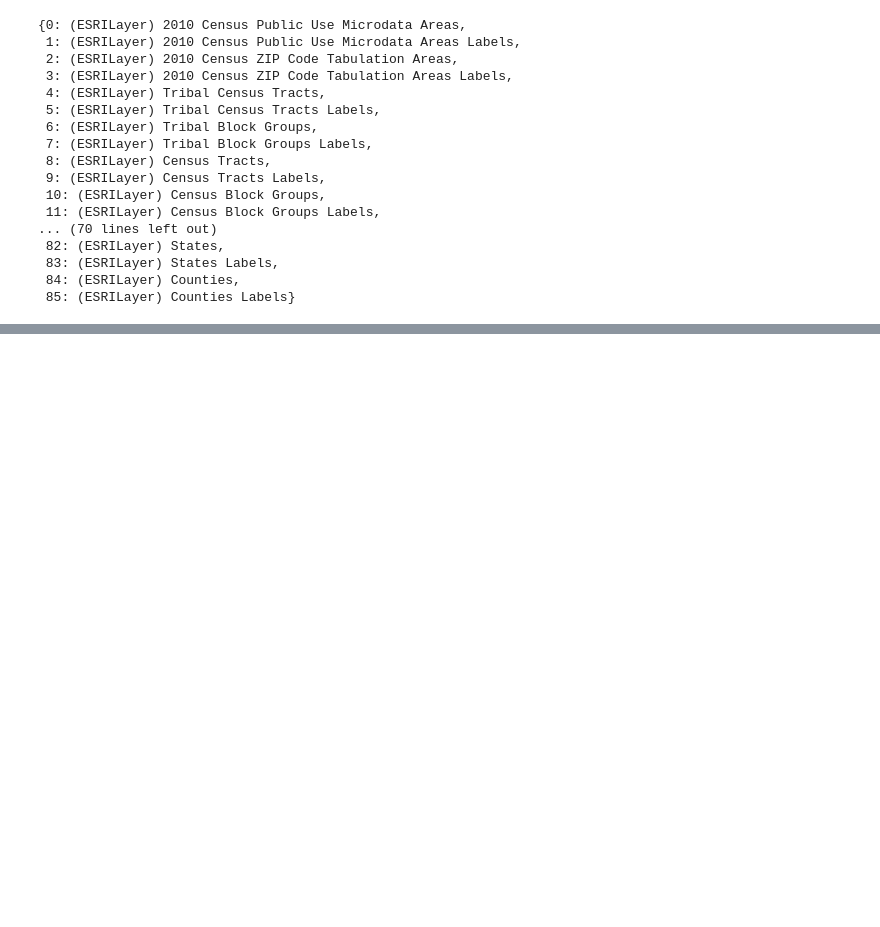
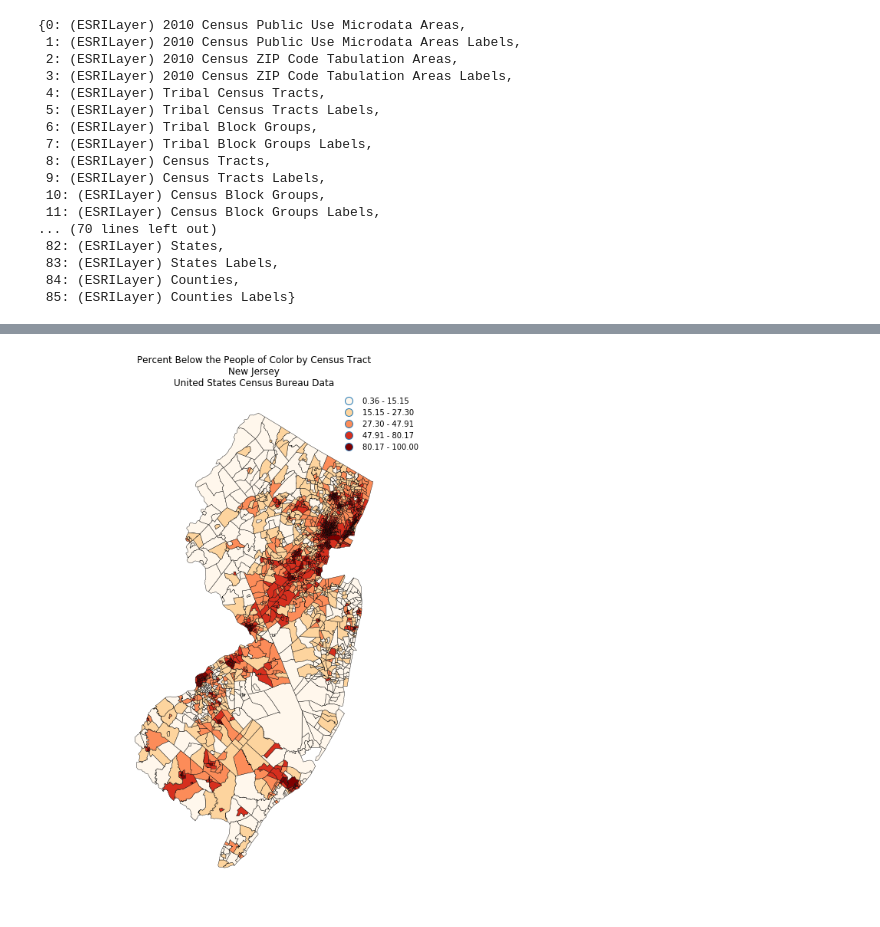
Before and after one commit to zstatmanweil/EJ-analysis-map, a Jupyter notebook: Census.ipynb, the cells around one changed output, grey strips where cells are left out. Cells and saved outputs as stored; diff of their text form; code cells hidden in the pictures; blank space fills up the shorter version.

```diff
--- a/Census.ipynb
+++ b/Census.ipynb
@@ -195,0 +363,29 @@ plt.show()
+# %%
+# Plotting percent POC
+# Plot the data
+fig, ax = plt.subplots(figsize = (8,12))
+geo_cen_data.plot(ax = ax,
+                  column='perc_POC',
+                  scheme='QUANTILES',
+                  k=5,cmap='OrRd',
+                  edgecolor='black',
+                  linewidth=0.4,
+                  legend=True)
+
+# Geopandas source codes as the legend as a second axis
+legend = ax.get_legend()
+legend.get_frame().set_linewidth(0.0)
+#legend.set(title = 'Percentage Below the Poverty Line')
+
+
+# Add title to map
+ax.set(title = "Percent Below the People of Color by Census Tract\n" +
+       "New Jersey\n"+
+       "United States Census Bureau Data")
+
+# Turn off the axis
+plt.axis('equal')
+ax.set_axis_off()
+plt.show()
+# %% [output]
+[figure, added]
```
Also changed, not shown: parts of 27 cells of this notebook.
